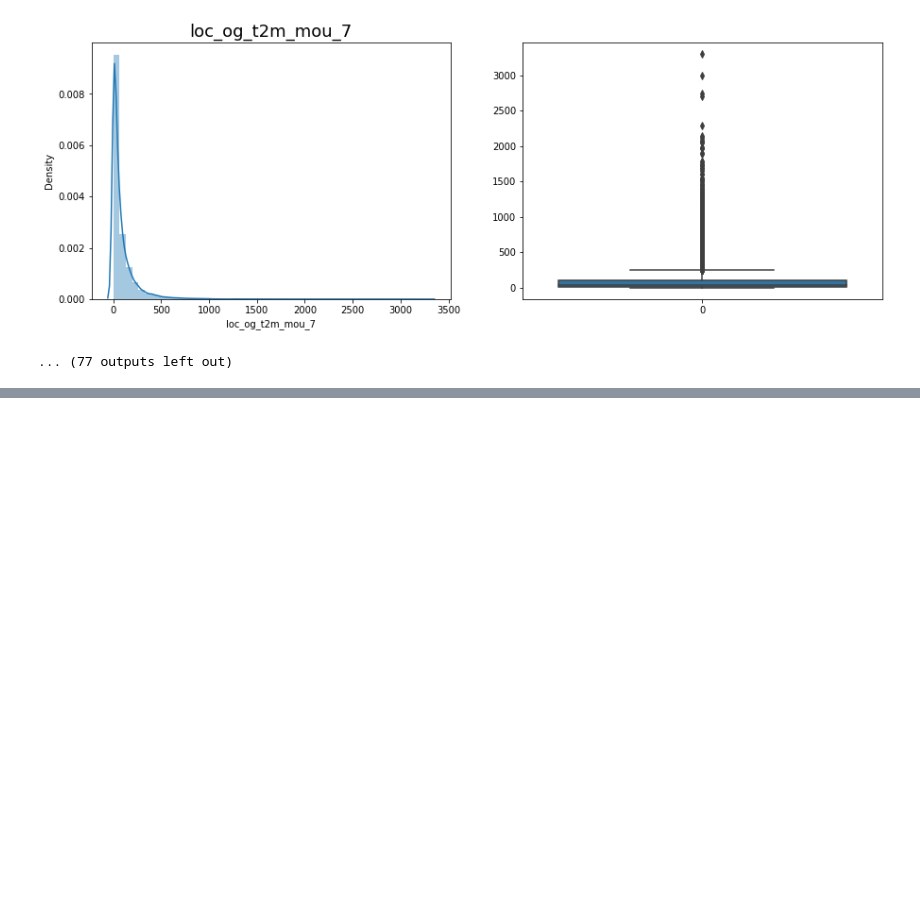
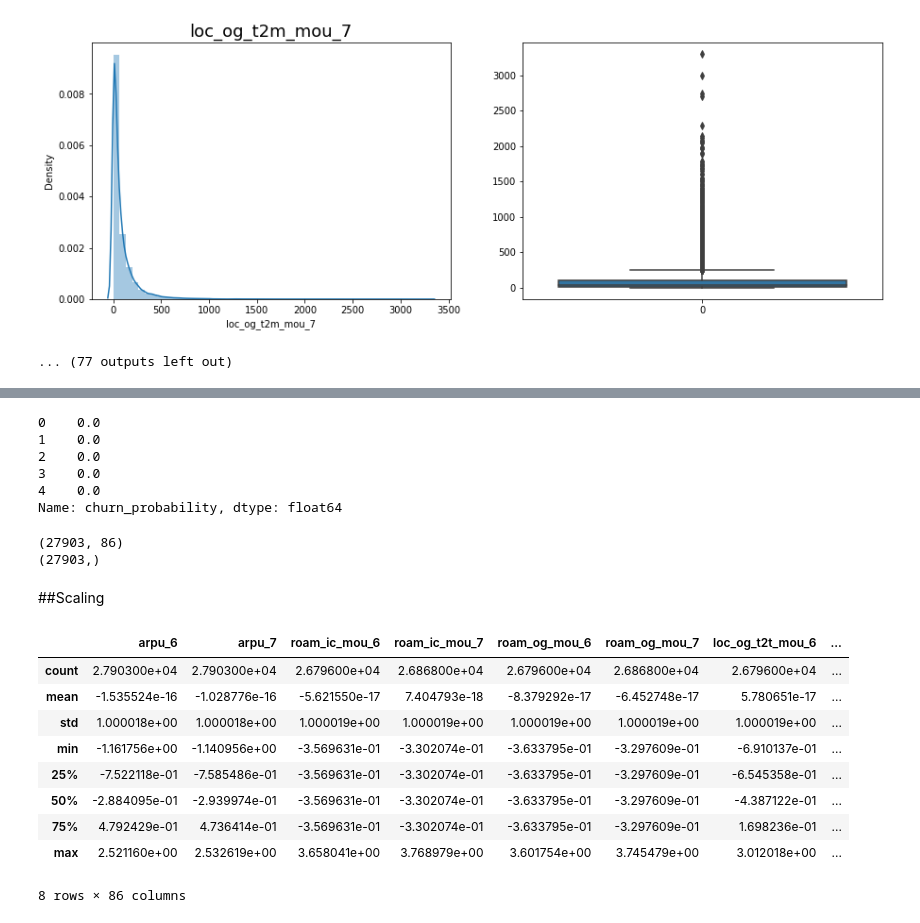
Before and after one commit to kishore-n-george/Boosting, a Jupyter notebook: telecom_churn.ipynb, the cells around one changed output, grey strips where cells are left out. Cells and saved outputs as stored; diff of their text form; code cells hidden in the pictures; blank space fills up the shorter version.

```diff
--- a/telecom_churn.ipynb
+++ b/telecom_churn.ipynb
@@ -620,0 +669,3 @@ Index(['id', 'arpu_6', 'arpu_7', 'roam_ic_mou_6', 'roam_ic_mou_7',
+# %%
+X = telecom.drop(["id", "churn_probability"], axis=1).copy()
+X.head()
@@ -620,0 +680,42 @@ Index(['id', 'arpu_6', 'arpu_7', 'roam_ic_mou_6', 'roam_ic_mou_7',
+# %%
+y = telecom["churn_probability"].copy()
+y.head()
+# %% [output]
+0    0.0
+1    0.0
+2    0.0
+3    0.0
+4    0.0
+Name: churn_probability, dtype: float64
+# %%
+#train/test split
+X_train, X_test, y_train, y_test = train_test_split(X, y, test_size=0.2, random_state=42, shuffle=True)
+print(X_train.shape)
+print(y_train.shape)
+# %% [output]
+(27903, 86)
+(27903,)
+# %% [markdown]
+##Scaling
+# %%
+numerical_columns = X_train.select_dtypes(include=['int64', 'float64']).columns
+# %%
+## Create a scaling instance
+
+scaler = StandardScaler()
+## Scale the numerical columns
+X_train[numerical_columns] = scaler.fit_transform(X_train[numerical_columns])
+X_test[numerical_columns] = scaler.transform(X_test[numerical_columns])
+
+X_train.describe()
+# %% [output]
+|  | arpu_6 | arpu_7 | roam_ic_mou_6 | roam_ic_mou_7 | roam_og_mou_6 | roam_og_mou_7 | loc_og_t2t_mou_6 | ... |
+| count | 2.790300e+04 | 2.790300e+04 | 2.679600e+04 | 2.686800e+04 | 2.679600e+04 | 2.686800e+04 | 2.679600e+04 | ... |
+| mean | -1.535524e-16 | -1.028776e-16 | -5.621550e-17 | 7.404793e-18 | -8.379292e-17 | -6.452748e-17 | 5.780651e-17 | ... |
+| std | 1.000018e+00 | 1.000018e+00 | 1.000019e+00 | 1.000019e+00 | 1.000019e+00 | 1.000019e+00 | 1.000019e+00 | ... |
+| min | -1.161756e+00 | -1.140956e+00 | -3.569631e-01 | -3.302074e-01 | -3.633795e-01 | -3.297609e-01 | -6.910137e-01 | ... |
+| 25% | -7.522118e-01 | -7.585486e-01 | -3.569631e-01 | -3.302074e-01 | -3.633795e-01 | -3.297609e-01 | -6.545358e-01 | ... |
+| 50% | -2.884095e-01 | -2.939974e-01 | -3.569631e-01 | -3.302074e-01 | -3.633795e-01 | -3.297609e-01 | -4.387122e-01 | ... |
+| 75% | 4.792429e-01 | 4.736414e-01 | -3.569631e-01 | -3.302074e-01 | -3.633795e-01 | -3.297609e-01 | 1.698236e-01 | ... |
+| max | 2.521160e+00 | 2.532619e+00 | 3.658041e+00 | 3.768979e+00 | 3.601754e+00 | 3.745479e+00 | 3.012018e+00 | ... |
+8 rows × 86 columns
```
Also changed, not shown: parts of 13 cells of this notebook.
